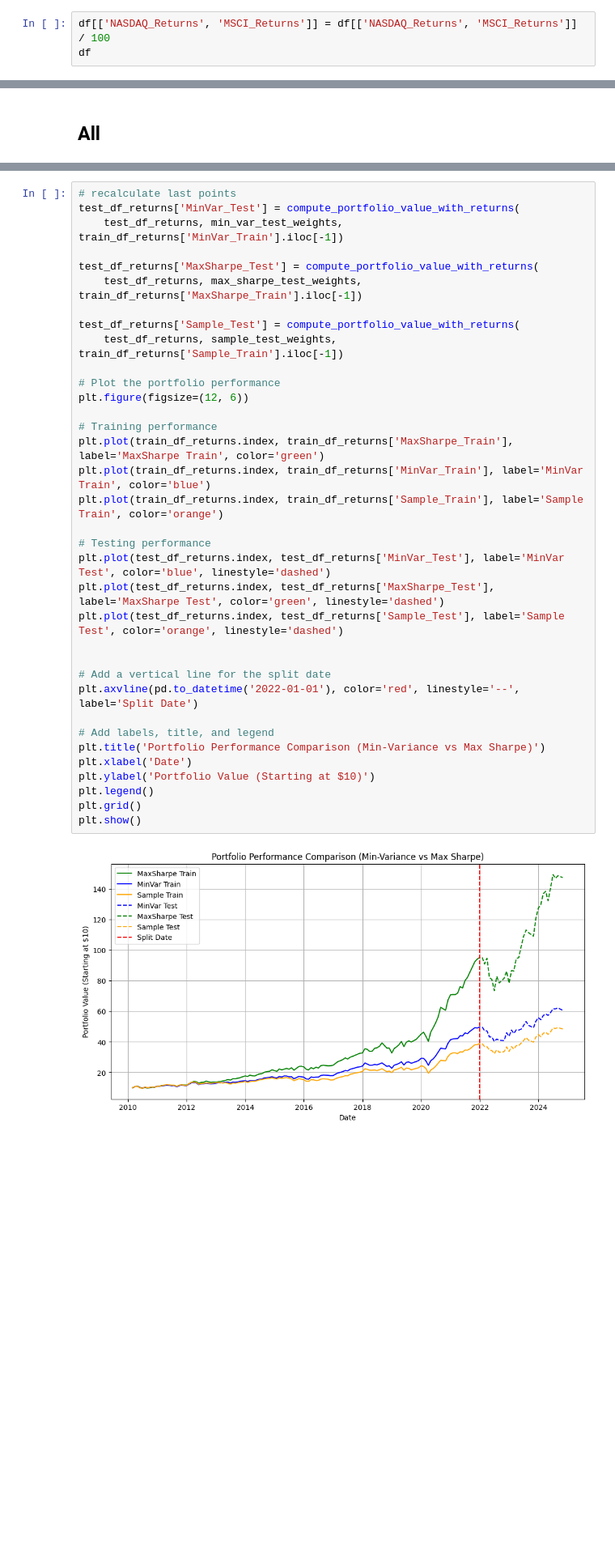
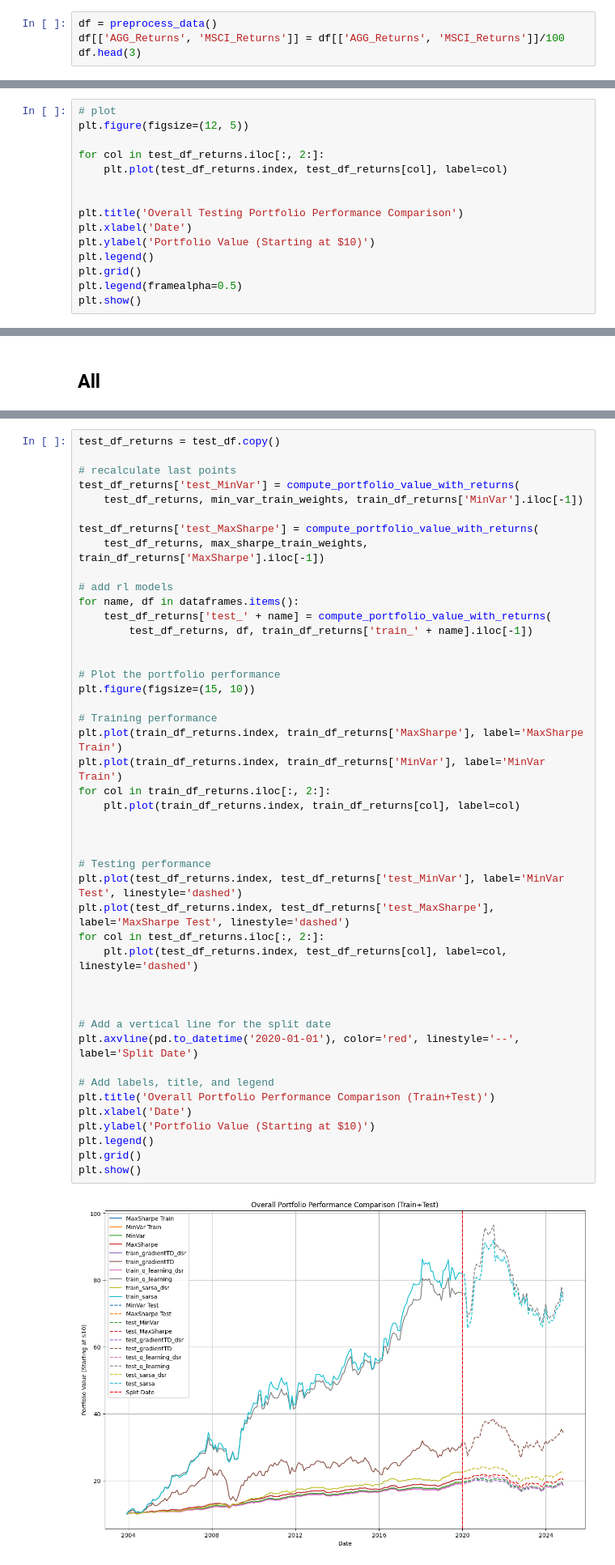
Before and after one commit to IanAndersenNg/porto-allocation-rl, a Jupyter notebook: tradfi.ipynb, the cells around one changed output, grey strips where cells are left out. Shown at 81% size. Drawn from its saved outputs; the diff is of its cells as text; blank space fills up the shorter version.

```diff
--- a/tradfi.ipynb
+++ b/tradfi.ipynb
@@ -60,4 +39,5 @@ df = merged_data
 # %%
-df[['NASDAQ_Returns', 'MSCI_Returns']] = df[['NASDAQ_Returns', 'MSCI_Returns']] / 100
-df
+df = preprocess_data()
+df[['AGG_Returns', 'MSCI_Returns']] = df[['AGG_Returns', 'MSCI_Returns']]/100
+df.head(3)
 # %% [output]
@@ -552,0 +478,15 @@ plt.show()
+# %%
+# plot
+plt.figure(figsize=(12, 5))
+
+for col in test_df_returns.iloc[:, 2:]:
+    plt.plot(test_df_returns.index, test_df_returns[col], label=col)
+
+
+plt.title('Overall Testing Portfolio Performance Comparison')
+plt.xlabel('Date')
+plt.ylabel('Portfolio Value (Starting at $10)')
+plt.legend()
+plt.grid()
+plt.legend(framealpha=0.5)
+plt.show()
@@ -572,37 +505,47 @@ train_df_returns
 # %%
+test_df_returns = test_df.copy()
+
 # recalculate last points
-test_df_returns['MinVar_Test'] = compute_portfolio_value_with_returns(
-    test_df_returns, min_var_test_weights, train_df_returns['MinVar_Train'].iloc[-1])
+test_df_returns['test_MinVar'] = compute_portfolio_value_with_returns(
+    test_df_returns, min_var_train_weights, train_df_returns['MinVar'].iloc[-1])
 
-test_df_returns['MaxSharpe_Test'] = compute_portfolio_value_with_returns(
-    test_df_returns, max_sharpe_test_weights, train_df_returns['MaxSharpe_Train'].iloc[-1])
+test_df_returns['test_MaxSharpe'] = compute_portfolio_value_with_returns(
+    test_df_returns, max_sharpe_train_weights, train_df_returns['MaxSharpe'].iloc[-1])
 
-test_df_returns['Sample_Test'] = compute_portfolio_value_with_returns(
-    test_df_returns, sample_test_weights, train_df_returns['Sample_Train'].iloc[-1])
+# add rl models
+for name, df in dataframes.items():
+    test_df_returns['test_' + name] = compute_portfolio_value_with_returns(
+        test_df_returns, df, train_df_returns['train_' + name].iloc[-1])
+
 
 # Plot the portfolio performance
-plt.figure(figsize=(12, 6))
+plt.figure(figsize=(15, 10))
 
 # Training performance
-plt.plot(train_df_returns.index, train_df_returns['MaxSharpe_Train'], label='MaxSharpe Train', color='green')
-plt.plot(train_df_returns.index, train_df_returns['MinVar_Train'], label='MinVar Train', color='blue')
-plt.plot(train_df_returns.index, train_df_returns['Sample_Train'], label='Sample Train', color='orange')
+plt.plot(train_df_returns.index, train_df_returns['MaxSharpe'], label='MaxSharpe Train')
+plt.plot(train_df_returns.index, train_df_returns['MinVar'], label='MinVar Train')
+for col in train_df_returns.iloc[:, 2:]:
+    plt.plot(train_df_returns.index, train_df_returns[col], label=col)
+
+
 
 # Testing performance
-plt.plot(test_df_returns.index, test_df_returns['MinVar_Test'], label='MinVar Test', color='blue', linestyle='dashed')
-plt.plot(test_df_returns.index, test_df_returns['MaxSharpe_Test'], label='MaxSharpe Test', color='green', linestyle='dashed')
-plt.plot(test_df_returns.index, test_df_returns['Sample_Test'], label='Sample Test', color='orange', linestyle='dashed')
+plt.plot(test_df_returns.index, test_df_returns['test_MinVar'], label='MinVar Test', linestyle='dashed')
+plt.plot(test_df_returns.index, test_df_returns['test_MaxSharpe'], label='MaxSharpe Test', linestyle='dashed')
+for col in test_df_returns.iloc[:, 2:]:
+    plt.plot(test_df_returns.index, test_df_returns[col], label=col, linestyle='dashed')
+
 
 
 # Add a vertical line for the split date
-plt.axvline(pd.to_datetime('2022-01-01'), color='red', linestyle='--', label='Split Date')
+plt.axvline(pd.to_datetime('2020-01-01'), color='red', linestyle='--', label='Split Date')
 
 # Add labels, title, and legend
-plt.title('Portfolio Performance Comparison (Min-Variance vs Max Sharpe)')
+plt.title('Overall Portfolio Performance Comparison (Train+Test)')
 plt.xlabel('Date')
 plt.ylabel('Portfolio Value (Starting at $10)')
 plt.legend()
 plt.grid()
 plt.show()
 # %% [output]
-[figure, old version]
+[figure, new version]
```
Also changed, not shown: parts of 46 cells of this notebook, 12 other files.
